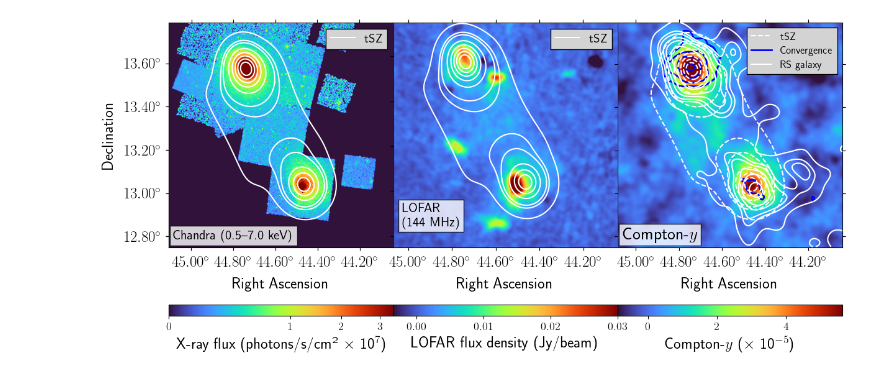
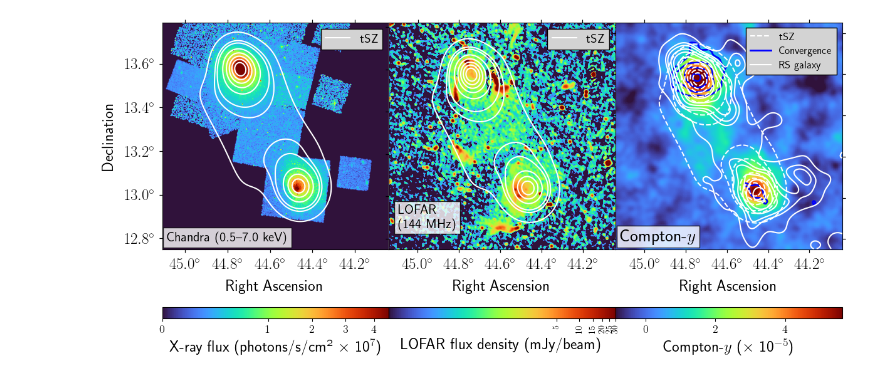
Before and after one commit to guanyilun/multi-freq-bridge, a Jupyter notebook: notebooks/multi_wave_plots.ipynb, the cells around one changed output. Drawn from its saved outputs; the diff is of its cells as text; code cells hidden in the pictures.

```diff
--- a/notebooks/multi_wave_plots.ipynb
+++ b/notebooks/multi_wave_plots.ipynb
@@ -199,6 +198,7 @@ from astropy.io import fits
 import numpy as np
 from scipy.ndimage import gaussian_filter
 from matplotlib.lines import Line2D
+from matplotlib.ticker import MaxNLocator
 
 plt.rc('text', usetex=True)
 plt.rc('font', family='sans-serif', size=18)
@@ -220,7 +220,7 @@ enmap.write_map("/home/gill/research/ACT/paper/x_ray_radio/chandra.fits", chandr
 
 chandra = enmap.read_map("/home/gill/research/ACT/paper/x_ray_radio/chandra.fits", box=region)
 chandra_wcs = chandra.wcs
-chandra = gaussian_filter(chandra, sigma=2)
+chandra = gaussian_filter(chandra, sigma=1.5)
 chandra = enmap.ndmap(chandra, chandra_wcs)
 
 # enmap.write_map("/home/gill/research/ACT/paper/x_ray_radio/chandra_small.fits", chandra)
@@ -233,9 +233,9 @@ chandra_wcs = chandra.wcs
 # header = fits.getheader("/home/gill/research/ACT/paper/x_ray_radio/chandra.fits")
 # wcs = WCS(header)
 
-# norm = ImageNormalize(chandra, interval=ZScaleInterval())
-norm = simple_norm(chandra, 'sqrt', percent=99.1)
-#norm = ImageNormalize(chandra, stretch=AsinhStretch(a=0.02))
+norm = ImageNormalize(chandra, interval=ZScaleInterval())
+norm = simple_norm(chandra, 'sqrt', percent=99.5)
+# norm = ImageNormalize(chandra, stretch=AsinhStretch(a=0.02))
 
 # Add best_fit_tSZ contours
 best_fit_tSZ = enmap.read_map("/home/gill/research/ACT/paper/x_ray_radio/bridge_indv_98_pa5_model_uK.fits", box=region)
@@ -243,8 +243,8 @@ best_fit_sigma = np.std(best_fit_tSZ)
 best_fit_contour_levels = np.array([-7, -6, -5, -4, -3, -2, -1.7, -1]) * best_fit_sigma
 
 fig = plt.figure(figsize=(14, 8))
+# Plot 1: Chandra with tSZ contours
 
-# Plot 1: Chandra with tSZ contours
 ax1 = fig.add_subplot(1, 3, 1, projection=chandra_wcs)
 im1 = ax1.imshow(chandra, cmap='turbo', origin='lower', norm=norm)
 
@@ -255,8 +255,8 @@ ax1.contour(best_fit_tSZ, levels=best_fit_contour_levels, colors='white', linewi
            linestyles='solid', alpha=1, transform=ax1.get_transform(best_fit_tSZ.wcs))
 ax1.set_xlabel('Right Ascension')
 ax1.set_ylabel('Declination')
-ax1.coords[0].set_major_formatter('d.dd')
-ax1.coords[1].set_major_formatter('d.dd')
+ax1.coords[0].set_major_formatter('d.d')
+ax1.coords[1].set_major_formatter('d.d')
 ax1.invert_xaxis()
 
 # hide x-axis tick labels
@@ -270,11 +270,12 @@ ax1.legend(handles=legend_elements1, loc='upper right', fontsize=14,
           frameon=True, fancybox=0, shadow=0, framealpha=1, facecolor='lightgray', edgecolor='black')
 label1 = r'X-ray flux (photons/s/cm² $\times$ 10$^{7}$)'
 cbar1 = plt.colorbar(im1, ax=ax1, label=label1, orientation='horizontal', shrink=1)
-cbar1.ax.tick_params(labelsize=13)
+cbar1.ax.tick_params(labelsize=13, rotation=0)
 
 # Plot 2: LOFAR with same limits
 # LOFAR image with tSZ contours
-lofar_full = enmap.read_map("/home/gill/research/ACT/paper/x_ray_radio/uv_subtracted.fits", box=region)
+scale_lofar = 1000  # convert Jy/beam to mJy/beam
+lofar_full = enmap.read_map("/home/gill/research/ACT/paper/x_ray_radio/medium_resolution.fits", box=region) * scale_lofar
 
 # Handle different possible shapes of LOFAR data
 if lofar_full.ndim == 4:
@@ -287,7 +288,7 @@ else:
     raise ValueError(f"Unexpected LOFAR data shape: {lofar_full.shape}")
 
 lofar_wcs = lofar.wcs
-lofar = gaussian_filter(lofar, sigma=1)
+lofar = gaussian_filter(lofar, sigma=1.5)
 lofar = enmap.ndmap(lofar, lofar_wcs)
 
 # Get the WCS from the LOFAR map
@@ -296,22 +297,22 @@ lofar_wcs = lofar.wcs
 # Calculate sigma for LOFAR contours
 lofar_sigma = np.std(lofar[np.isfinite(lofar)])
 # lofar_contour_levels = np.array([2, 3, 5, 7, 10]) * lofar_sigma
-
-norm_lofar = simple_norm(lofar, 'linear', percent=99.6)
+# Use sqrt stretch but enforce the same vmin/vmax used before
+norm_lofar = simple_norm(lofar, 'log', vmin=scale_lofar * 5e-05, vmax=scale_lofar * 3e-02)
+# norm_lofar = simple_norm(lofar, 'sqrt', percent=99.9)
 
 ax2 = fig.add_subplot(1, 3, 2, projection=lofar_wcs)
 im2 = ax2.imshow(lofar, cmap='turbo', origin='lower', norm=norm_lofar)
 ax2.contour(best_fit_tSZ, levels=best_fit_contour_levels, colors='white', linewidths=1.5,
            linestyles='solid', alpha=1, transform=ax2.get_transform(best_fit_tSZ.wcs))
-# ax2.contour(chandra, levels=chandra_contour_levels, colors='red', linewidths=1.5,
-#            linestyles='solid', alpha=1, transform=ax2.get_transform(chandra_wcs))
 ax2.set_xlabel('Right Ascension')
 ax2.set_ylabel('Declination')
-ax2.coords[0].set_major_formatter('d.dd')
-ax2.coords[1].set_major_formatter('d.dd')
+ax2.coords[0].set_major_formatter('d.d')
+ax2.coords[1].set_major_formatter('d.d')
 
-ax2.set_xlim(0, 600)
-ax2.set_ylim(0, 600)
+#ax2.set_xlim(0, 600)
+ax2.set_ylim(0, 1285)
+
 ax2.invert_xaxis()
 
 ax2.text(0.04, 0.2, 'LOFAR \n(144 MHz)', transform=ax2.transAxes, fontsize=15,
@@ -323,8 +324,8 @@ ax2.coords[0].set_ticklabel_visible(1)
 legend_elements2 = [Line2D([0], [0], color='white', lw=1.5, label='tSZ')]
 ax2.legend(handles=legend_elements2, loc='upper right', fontsize=14,
           frameon=True, fancybox=0, shadow=0, framealpha=1, facecolor='lightgray', edgecolor='black')
-cbar2 = plt.colorbar(im2, ax=ax2, label='LOFAR flux density (Jy/beam)', orientation='horizontal', shrink=1)
-cbar2.ax.tick_params(labelsize=13)
+cbar2 = plt.colorbar(im2, ax=ax2, label='LOFAR flux density (mJy/beam)', orientation='horizontal', shrink=1)
+cbar2.ax.tick_params(labelsize=10, rotation=90)
 
 # remove ax2 ylabels and yticks
 ax2.coords[1].set_ticklabel_visible(0)
@@ -351,7 +352,7 @@ RS_contour_levels = np.arange(0.024, 0.12, 0.024)
 RS_contour_levels = np.array([1, 1.7, 2, 2.5, 3, 4]) * RS_sigma
 
 ax3 = fig.add_subplot(1, 3, 3, projection=compton_y.wcs)
-norm_y = simple_norm(compton_y, 'linear', percent=99.)
+norm_y = simple_norm(compton_y, 'linear', percent=99)
 im3 = ax3.imshow(compton_y, cmap='turbo', origin='lower', norm=norm_y)
 
 ax3.contour(convergence, levels=convergence_contour_levels, colors='blue',
@@ -369,39 +370,39 @@ ax3.contour(best_fit_tSZ, levels=best_fit_contour_levels, colors='white',
 
 ax3.set_xlabel('Right Ascension')
 ax3.set_ylabel('Declination')
-ax3.coords[0].set_major_formatter('d.dd')
-ax3.coords[1].set_major_formatter('d.dd')
+ax3.coords[0].set_major_formatter('d.d')
+ax3.coords[1].set_major_formatter('d.d')
 
-ax3.set_xlim(0, 125)
-ax3.set_ylim(0, 125)
+ax3.set_xlim(0, 132)
+ax3.set_ylim(0, 132)
 ax3.invert_xaxis()
 
 ax3.text(0.02, 0.09, 'Compton-$y$', transform=ax3.transAxes, fontsize=20,
          verticalalignment='top', bbox=dict(facecolor='white', alpha=0.8))
 
 legend_elements3 = [
     Line2D([0], [0], color='white', lw=1.5, label='tSZ', linestyle='dashed'),
     Line2D([0], [0], color='blue', lw=2, label='Convergence'),
     # Line2D([0], [0], color='pink', lw=1.5, label='Compton-$y$'),
     Line2D([0], [0], color='white', lw=1.5, label='RS galaxy')
 ]
 ax3.legend(handles=legend_elements3, loc='upper right', fontsize=12,
           frameon=True, fancybox=False, shadow=False, framealpha=1,
           facecolor='lightgray', edgecolor='black')
 
 ax3.coords[1].set_ticklabel_visible(0)
 
 cbar3 = plt.colorbar(im3, ax=ax3, label=r'Compton-$y$ ($\times$ 10$^{-5}$)', orientation='horizontal', shrink=1)
 cbar3.ax.tick_params(labelsize=13)
 
 # Adjust layout and show
 #plt.tight_layout()
 # reduce white space
 plt.subplots_adjust(hspace=0., wspace=0)
-plt.savefig("../plots/multi_wave_figure_sep2.pdf", dpi=400, bbox_inches='tight')
+plt.savefig("../plots/multi_wave_figure_sep7.pdf", dpi=300, bbox_inches='tight')
 plt.show()
 # %% [output]
-[figure, old version]
+[figure, new version]
 # %%
 RS_sigma = np.std(RS)
 RS_contour_levels = np.arange(0.024, 0.12, 0.024)
```
Also changed, not shown: parts of 1 cell of this notebook, 2 other files.
